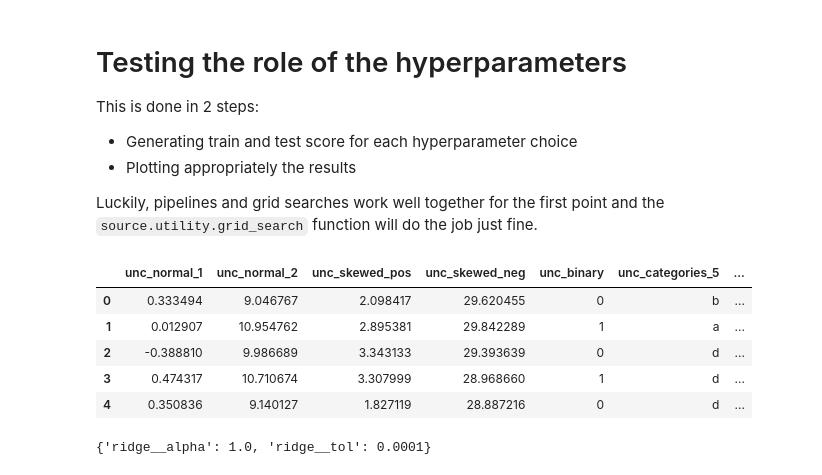
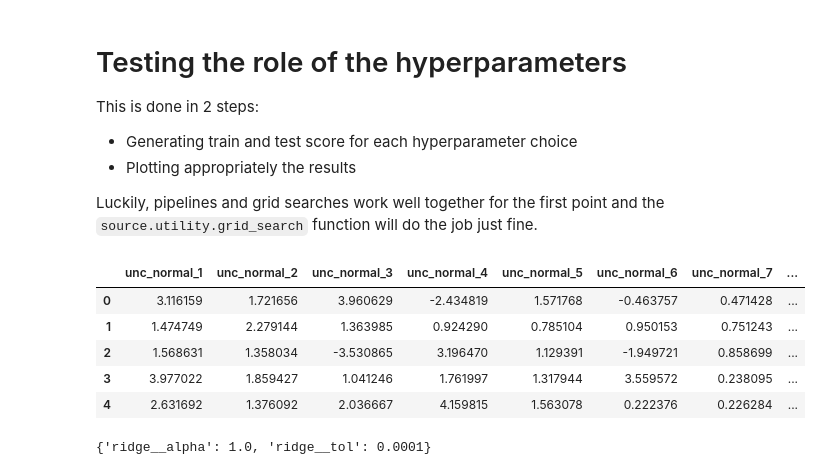
Before and after one commit to lucabasa/ML-algorithms-and-experiments, a Jupyter notebook: 02_experiment_design.ipynb, the cells around one changed output. Cells and saved outputs as stored; diff of their text form; code cells hidden in the pictures.

```diff
--- a/02_experiment_design.ipynb
+++ b/02_experiment_design.ipynb
@@ -86,16 +86,16 @@ kfolds = KFold(5, shuffle=True, random_state=541)
 # %%
 df_train = df[[col for col in df.columns if not col.startswith('tar_')]].copy()
 
-target = df['tar_lin_unc']  # a random one to test stuff
+target = df['tar_lin_full']  # a random one to test stuff
 
 df_train.head()
 # %% [output]
-|  | unc_normal_1 | unc_normal_2 | unc_skewed_pos | unc_skewed_neg | unc_binary | unc_categories_5 | ... |
-| 0 | 0.333494 | 9.046767 | 2.098417 | 29.620455 | 0 | b | ... |
-| 1 | 0.012907 | 10.954762 | 2.895381 | 29.842289 | 1 | a | ... |
-| 2 | -0.388810 | 9.986689 | 3.343133 | 29.393639 | 0 | d | ... |
-| 3 | 0.474317 | 10.710674 | 3.307999 | 28.968660 | 1 | d | ... |
-| 4 | 0.350836 | 9.140127 | 1.827119 | 28.887216 | 0 | d | ... |
+|  | unc_normal_1 | unc_normal_2 | unc_normal_3 | unc_normal_4 | unc_normal_5 | unc_normal_6 | unc_normal_7 | ... |
+| 0 | 3.116159 | 1.721656 | 3.960629 | -2.434819 | 1.571768 | -0.463757 | 0.471428 | ... |
+| 1 | 1.474749 | 2.279144 | 1.363985 | 0.924290 | 0.785104 | 0.950153 | 0.751243 | ... |
+| 2 | 1.568631 | 1.358034 | -3.530865 | 3.196470 | 1.129391 | -1.949721 | 0.858699 | ... |
+| 3 | 3.977022 | 1.859427 | 1.041246 | 1.761997 | 1.317944 | 3.559572 | 0.238095 | ... |
+| 4 | 2.631692 | 1.376092 | 2.036667 | 4.159815 | 1.563078 | 0.222376 | 0.226284 | ... |
 # %%
 param_grid = {'ridge__alpha': np.arange(1, 5, 0.5), 'ridge__tol': np.arange(0.0001, 0.002, 0.0001)}
 
```
Also changed, not shown: parts of 2 cells of this notebook, 1 other file.
